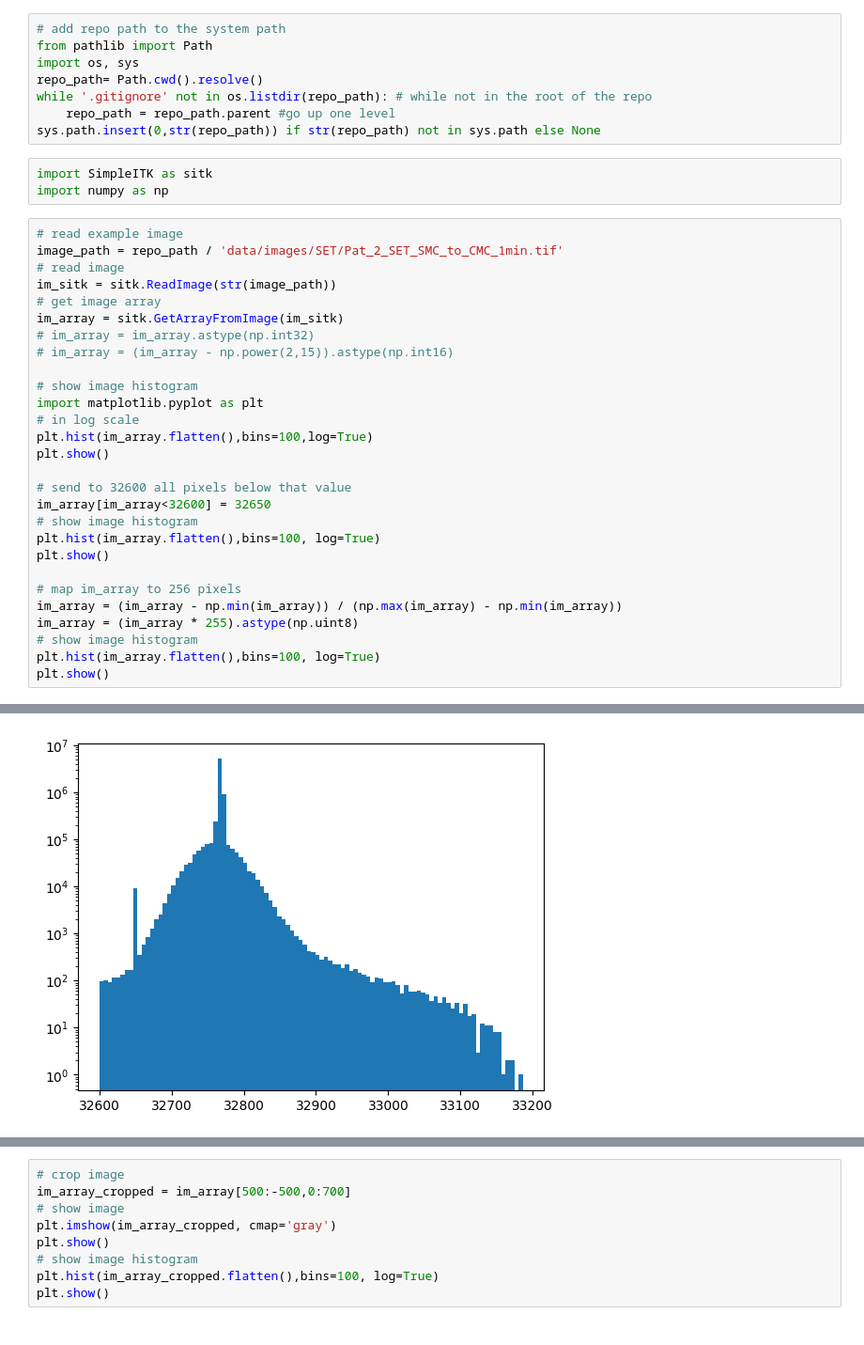
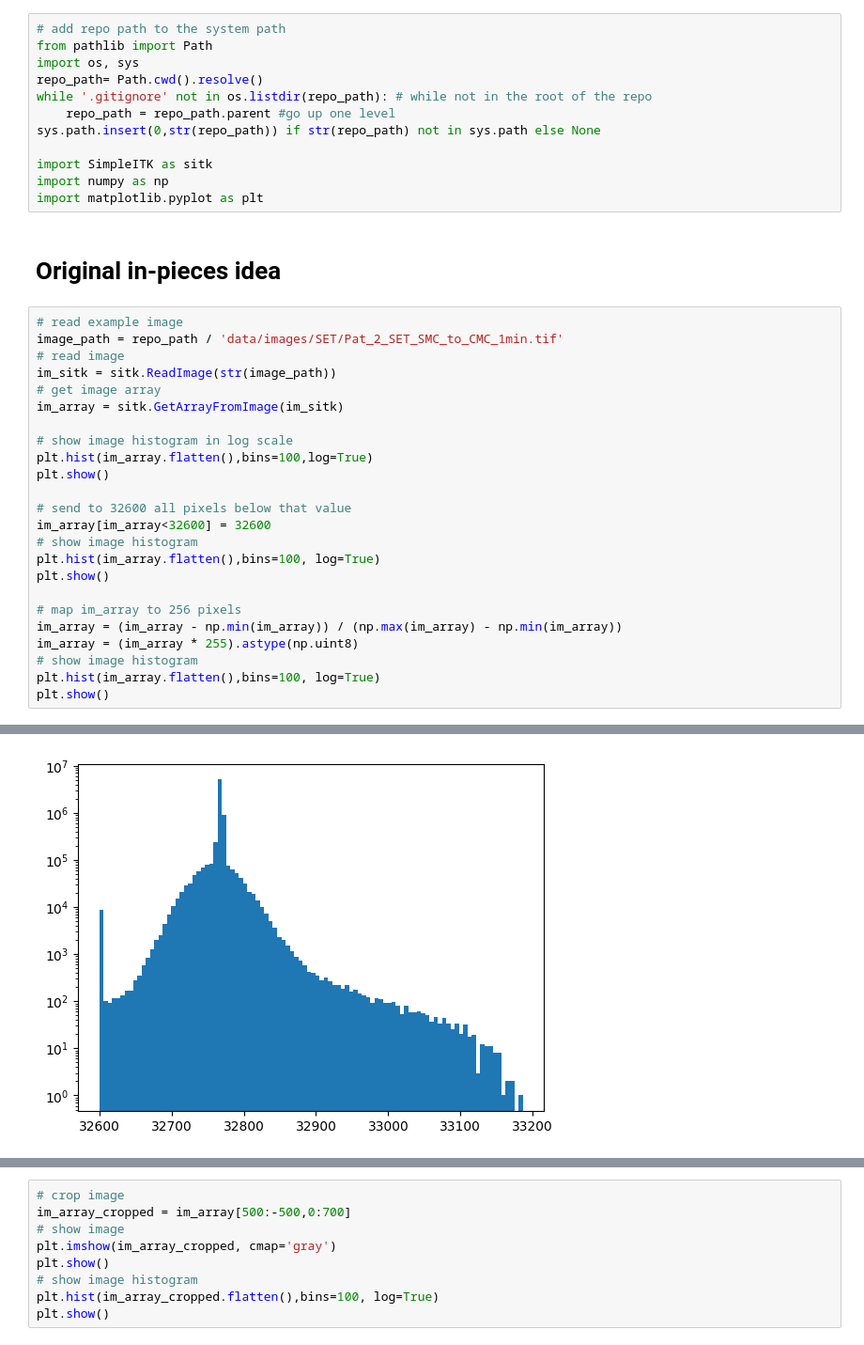
Before and after one commit to Likalto4/Added_value_feature_uncertainty, a Jupyter notebook: deep/data_preparation/data_preparation.ipynb, the cells around one changed output, grey strips where cells are left out. Shown at 94% size. Saved outputs shown, nothing was run; the diff lists cells and outputs as text.

```diff
--- a/deep/data_preparation/data_preparation.ipynb
+++ b/deep/data_preparation/data_preparation.ipynb
@@ -6,37 +6,36 @@ repo_path= Path.cwd().resolve()
 while '.gitignore' not in os.listdir(repo_path): # while not in the root of the repo
     repo_path = repo_path.parent #go up one level
 sys.path.insert(0,str(repo_path)) if str(repo_path) not in sys.path else None
+
+import SimpleITK as sitk
+import numpy as np
+import matplotlib.pyplot as plt
-# %%
-import SimpleITK as sitk
-import numpy as np
+# %% [markdown]
+# Original in-pieces idea
 # %%
 # read example image
 image_path = repo_path / 'data/images/SET/Pat_2_SET_SMC_to_CMC_1min.tif'
 # read image
 im_sitk = sitk.ReadImage(str(image_path))
 # get image array
 im_array = sitk.GetArrayFromImage(im_sitk)
-# im_array = im_array.astype(np.int32)
-# im_array = (im_array - np.power(2,15)).astype(np.int16)
 
-# show image histogram
-import matplotlib.pyplot as plt
-# in log scale
+# show image histogram in log scale
 plt.hist(im_array.flatten(),bins=100,log=True)
 plt.show()
 
 # send to 32600 all pixels below that value
-im_array[im_array<32600] = 32650
+im_array[im_array<32600] = 32600
 # show image histogram
 plt.hist(im_array.flatten(),bins=100, log=True)
 plt.show()
 
 # map im_array to 256 pixels
 im_array = (im_array - np.min(im_array)) / (np.max(im_array) - np.min(im_array))
 im_array = (im_array * 255).astype(np.uint8)
 # show image histogram
 plt.hist(im_array.flatten(),bins=100, log=True)
 plt.show()
 # %% [output]
 [figure]
-[figure, old version]
+[figure, new version]
```
Also changed, not shown: parts of 9 cells of this notebook, 2 other files.
